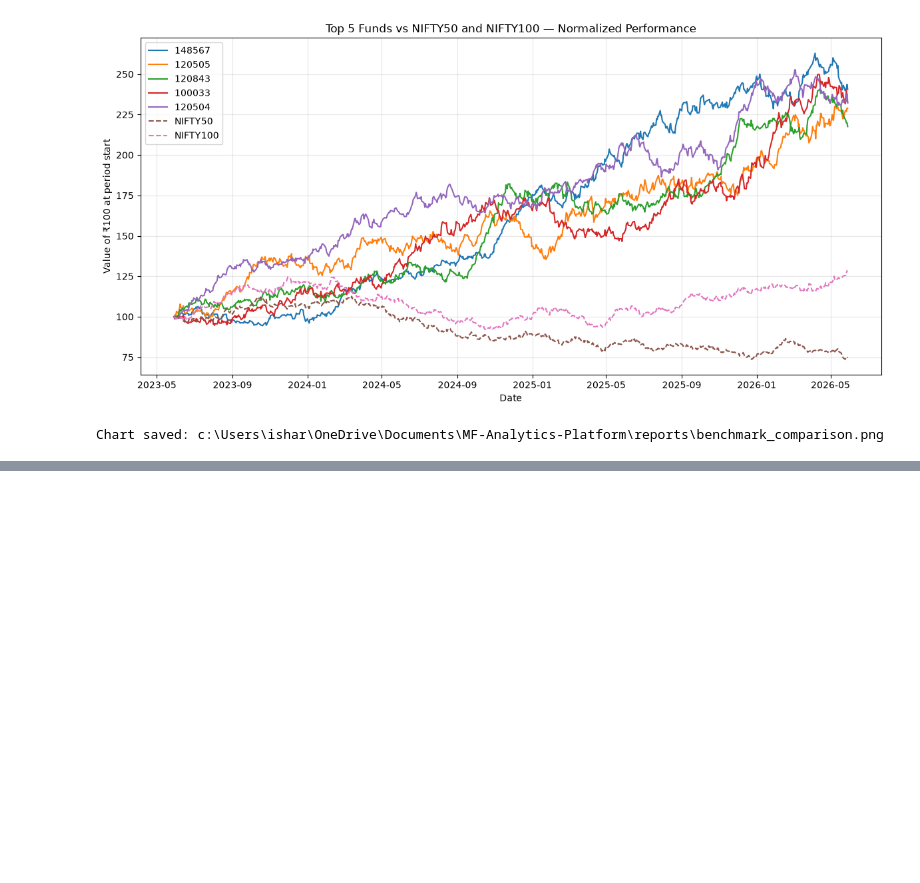
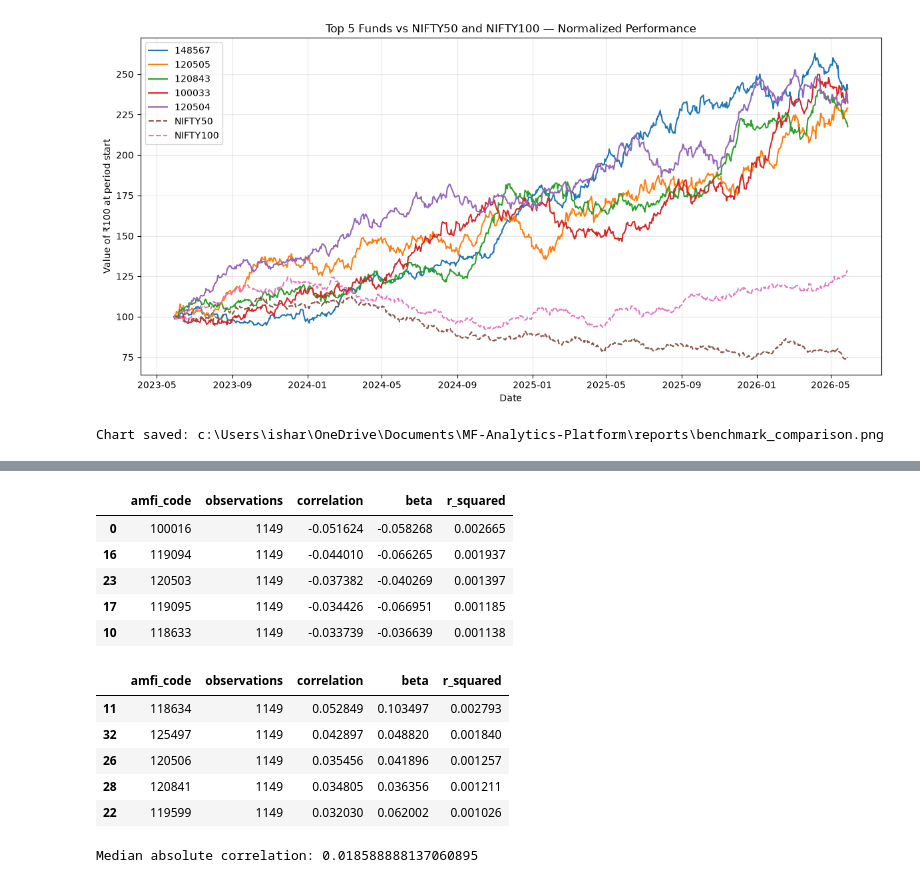
Before and after one commit to Isharajput1234/MF-Analytics-Platform, a Jupyter notebook: notebooks/04_performance_analytics.ipynb, the cells around one changed output, grey strips where cells are left out. Drawn from its saved outputs; the diff is of its cells as text; code cells hidden in the pictures; blank space fills up the shorter version.

```diff
--- a/notebooks/04_performance_analytics.ipynb
+++ b/notebooks/04_performance_analytics.ipynb
@@ -573,0 +625,71 @@ Chart saved: c:\Users\ishar\OneDrive\Documents\MF-Analytics-Platform\reports\ben
+# %%
+# Check whether low Beta is isolated or affects all funds
+
+from scipy.stats import linregress
+
+nifty = (
+    benchmarks[benchmarks["index_name"] == "NIFTY100"]
+    [["date", "close_value"]]
+    .copy()
+    .sort_values("date")
+)
+
+nifty["benchmark_return"] = nifty["close_value"].pct_change()
+
+results = []
+
+for code, group in nav.groupby(nav["amfi_code"].astype(str)):
+    fund_returns = group[["date", "daily_return"]].copy()
+
+    merged = fund_returns.merge(
+        nifty[["date", "benchmark_return"]],
+        on="date",
+        how="inner"
+    ).dropna()
+
+    if len(merged) < 30:
+        continue
+
+    regression = linregress(
+        merged["benchmark_return"],
+        merged["daily_return"]
+    )
+
+    results.append({
+        "amfi_code": code,
+        "observations": len(merged),
+        "correlation": merged["daily_return"].corr(
+            merged["benchmark_return"]
+        ),
+        "beta": regression.slope,
+        "r_squared": regression.rvalue ** 2
+    })
+
+beta_check_df = pd.DataFrame(results)
+
+display(
+    beta_check_df.sort_values("correlation").head(5)
+)
+
+display(
+    beta_check_df.sort_values("correlation", ascending=False).head(5)
+)
+
+print(
+    "Median absolute correlation:",
+    beta_check_df["correlation"].abs().median()
+)
+# %% [output]
+|  | amfi_code | observations | correlation | beta | r_squared |
+| 0 | 100016 | 1149 | -0.051624 | -0.058268 | 0.002665 |
+| 16 | 119094 | 1149 | -0.044010 | -0.066265 | 0.001937 |
+| 23 | 120503 | 1149 | -0.037382 | -0.040269 | 0.001397 |
+| 17 | 119095 | 1149 | -0.034426 | -0.066951 | 0.001185 |
+| 10 | 118633 | 1149 | -0.033739 | -0.036639 | 0.001138 |
+|  | amfi_code | observations | correlation | beta | r_squared |
+| 11 | 118634 | 1149 | 0.052849 | 0.103497 | 0.002793 |
+| 32 | 125497 | 1149 | 0.042897 | 0.048820 | 0.001840 |
+| 26 | 120506 | 1149 | 0.035456 | 0.041896 | 0.001257 |
+| 28 | 120841 | 1149 | 0.034805 | 0.036356 | 0.001211 |
+| 22 | 119599 | 1149 | 0.032030 | 0.062002 | 0.001026 |
+Median absolute correlation: 0.018588888137060895
```
Also changed, not shown: parts of 4 cells of this notebook.
